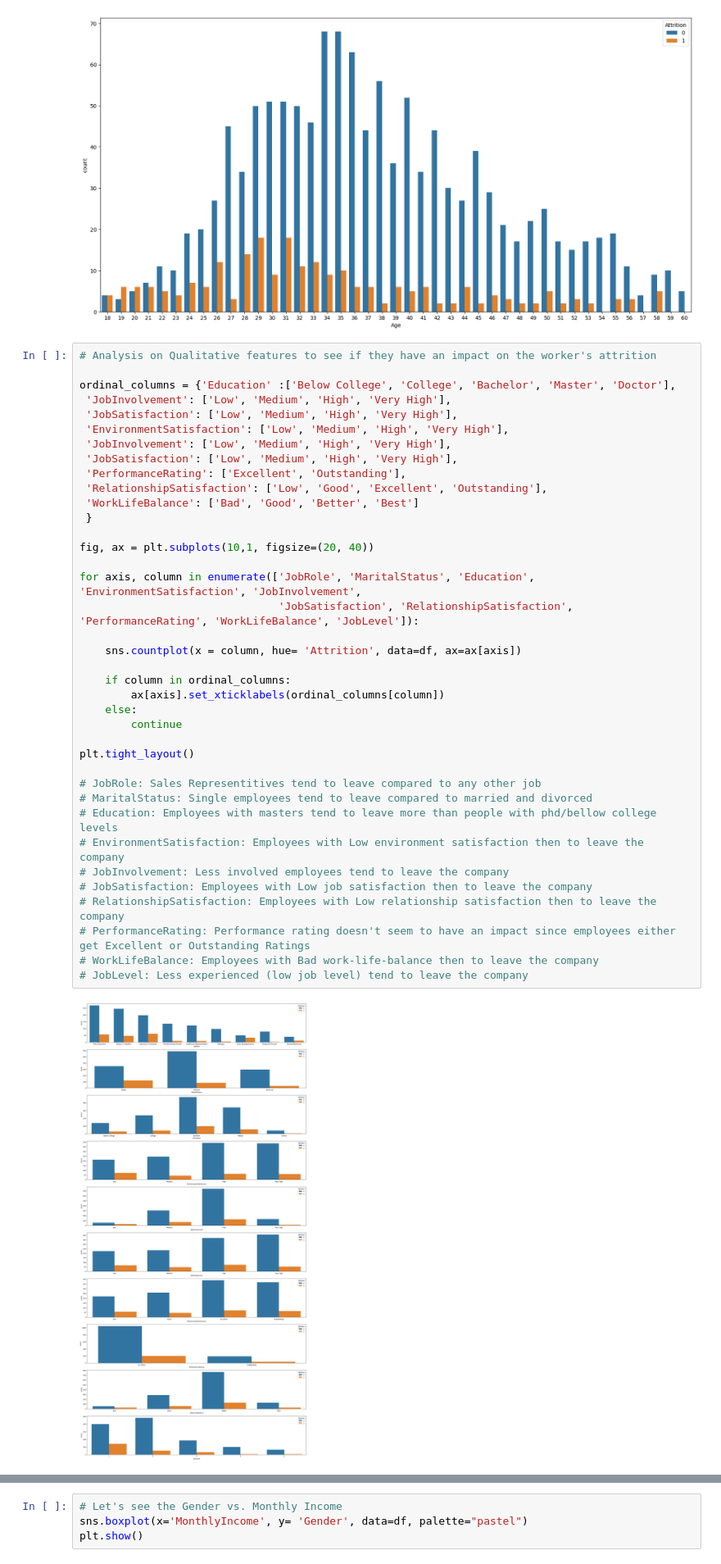
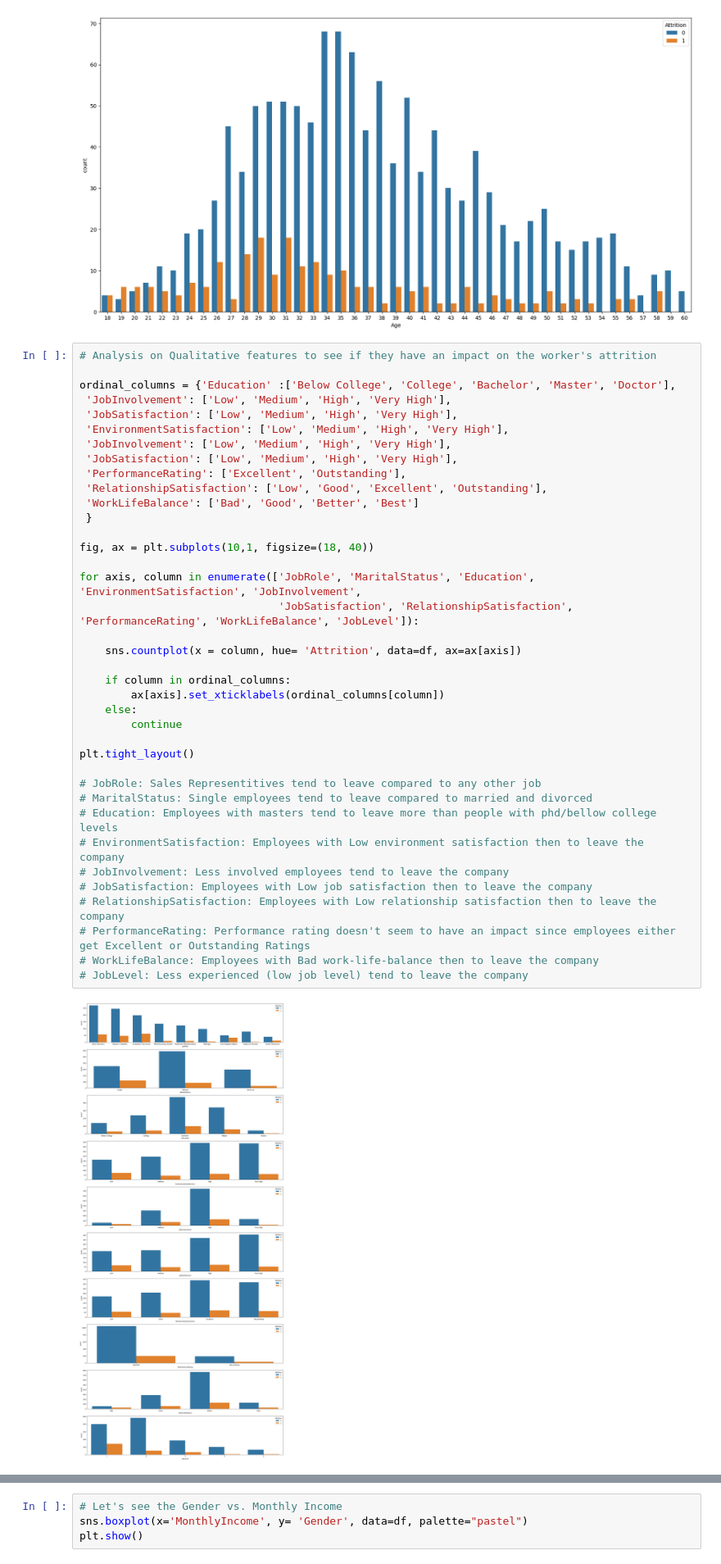
Before and after one commit to GoncaloJoseMoura/Projects, a Jupyter notebook: HR/HR_Attrition.ipynb, the cells around one changed output, grey strips where cells are left out. Shown at 82% size. Cells and saved outputs as stored; diff of their text form.

Commit message:
changes to plot layout

```diff
--- a/HR/HR_Attrition.ipynb
+++ b/HR/HR_Attrition.ipynb
@@ -267,35 +267,35 @@ ordinal_columns = {'Education' :['Below College', 'College', 'Bachelor', 'Master
  'JobSatisfaction': ['Low', 'Medium', 'High', 'Very High'],
  'PerformanceRating': ['Excellent', 'Outstanding'],
  'RelationshipSatisfaction': ['Low', 'Good', 'Excellent', 'Outstanding'],
  'WorkLifeBalance': ['Bad', 'Good', 'Better', 'Best']
  }
 
-fig, ax = plt.subplots(10,1, figsize=(20, 40))
+fig, ax = plt.subplots(10,1, figsize=(18, 40))
 
 for axis, column in enumerate(['JobRole', 'MaritalStatus', 'Education', 'EnvironmentSatisfaction', 'JobInvolvement',
                                'JobSatisfaction', 'RelationshipSatisfaction', 'PerformanceRating', 'WorkLifeBalance', 'JobLevel']):
 
     sns.countplot(x = column, hue= 'Attrition', data=df, ax=ax[axis])
 
     if column in ordinal_columns:
         ax[axis].set_xticklabels(ordinal_columns[column])
     else:
         continue
 
 plt.tight_layout()
 
 # JobRole: Sales Representitives tend to leave compared to any other job
 # MaritalStatus: Single employees tend to leave compared to married and divorced
 # Education: Employees with masters tend to leave more than people with phd/bellow college levels
 # EnvironmentSatisfaction: Employees with Low environment satisfaction then to leave the company
 # JobInvolvement: Less involved employees tend to leave the company
 # JobSatisfaction: Employees with Low job satisfaction then to leave the company
 # RelationshipSatisfaction: Employees with Low relationship satisfaction then to leave the company
 # PerformanceRating: Performance rating doesn't seem to have an impact since employees either get Excellent or Outstanding Ratings
 # WorkLifeBalance: Employees with Bad work-life-balance then to leave the company
 # JobLevel: Less experienced (low job level) tend to leave the company
 # %% [output]
-[figure, old version]
+[figure, new version]
 # %%
 plt.figure(figsize=(12, 7))
 
```
